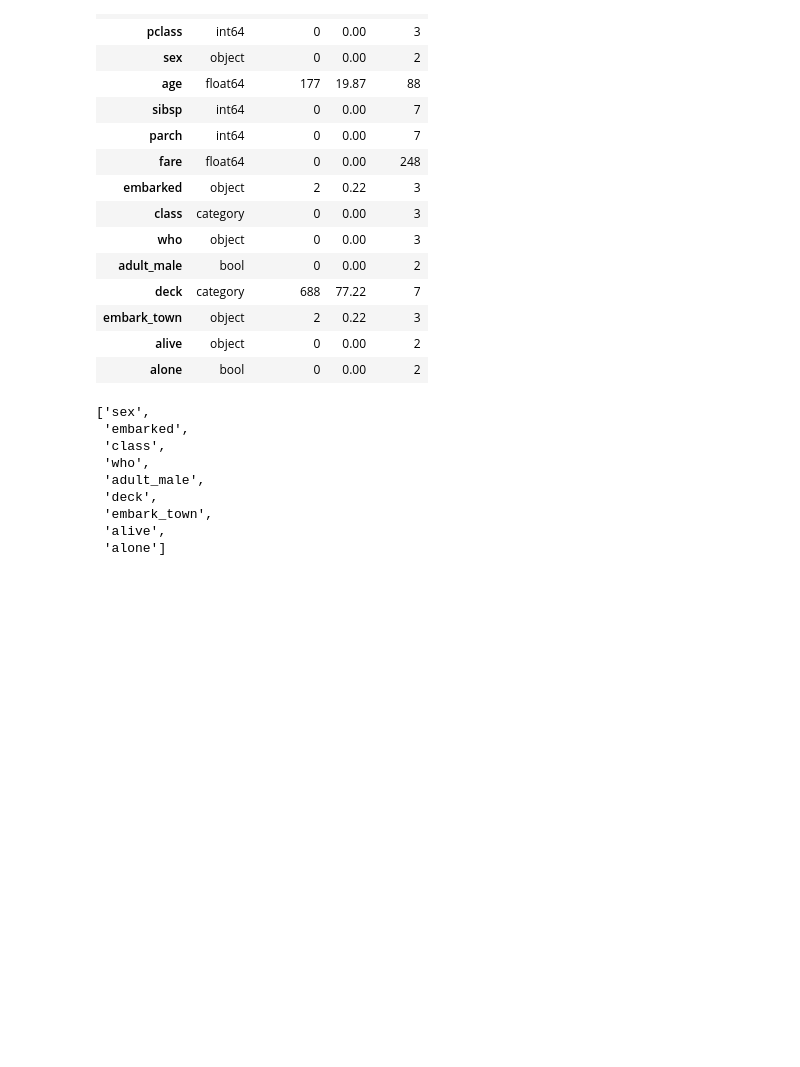
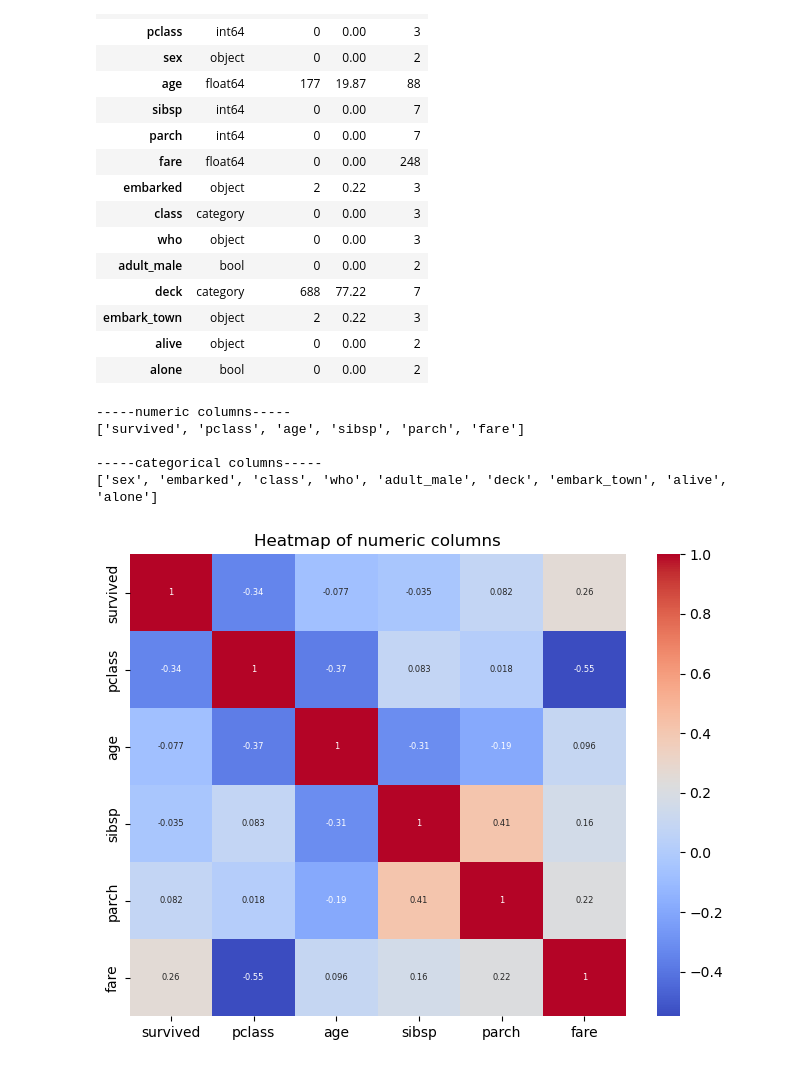
Before and after one commit to yadavchandan26/Machine-Learning, a Jupyter notebook: titanic_dataset.ipynb, the cells around one changed output. Drawn from its saved outputs; the diff is of its cells as text; code cells hidden in the pictures; blank space fills up the shorter version.

Commit message:
data visualization done

```diff
--- a/titanic_dataset.ipynb
+++ b/titanic_dataset.ipynb
@@ -120,15 +120,29 @@ quality
 numeric_col=df.select_dtypes(include='number').columns.tolist()
 category_col=df.select_dtypes(include=['category','object','bool']).columns.tolist()
 
-print(
+print("\n-----numeric columns-----")
 print(numeric_col)
+
+print("\n-----categorical columns-----")
+print(category_col)
 # %% [output]
-['sex',
- 'embarked',
- 'class',
- 'who',
- 'adult_male',
- 'deck',
- 'embark_town',
- 'alive',
- 'alone']
+-----numeric columns-----
+['survived', 'pclass', 'age', 'sibsp', 'parch', 'fare']
+
+-----categorical columns-----
+['sex', 'embarked', 'class', 'who', 'adult_male', 'deck', 'embark_town', 'alive', 'alone']
+# %%
+# plotting heatmap to show the relationship betweeen each numeric columns
+
+plt.figure(figsize=(8,6))
+corr=df[numeric_col].corr()
+sns.heatmap(
+    corr,
+    annot=True,
+    annot_kws={'size':6},
+    cmap='coolwarm'
+)
+plt.title("Heatmap of numeric columns")
+plt.show()
+# %% [output]
+[figure, added]
```
Also changed, not shown: parts of 4 cells of this notebook.
